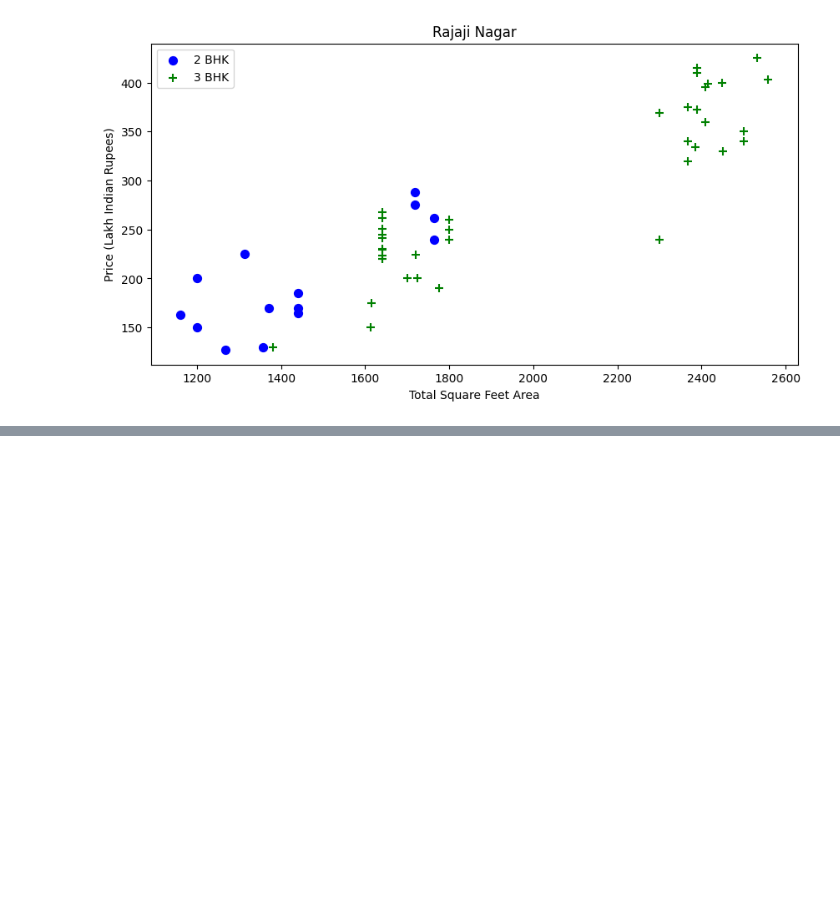
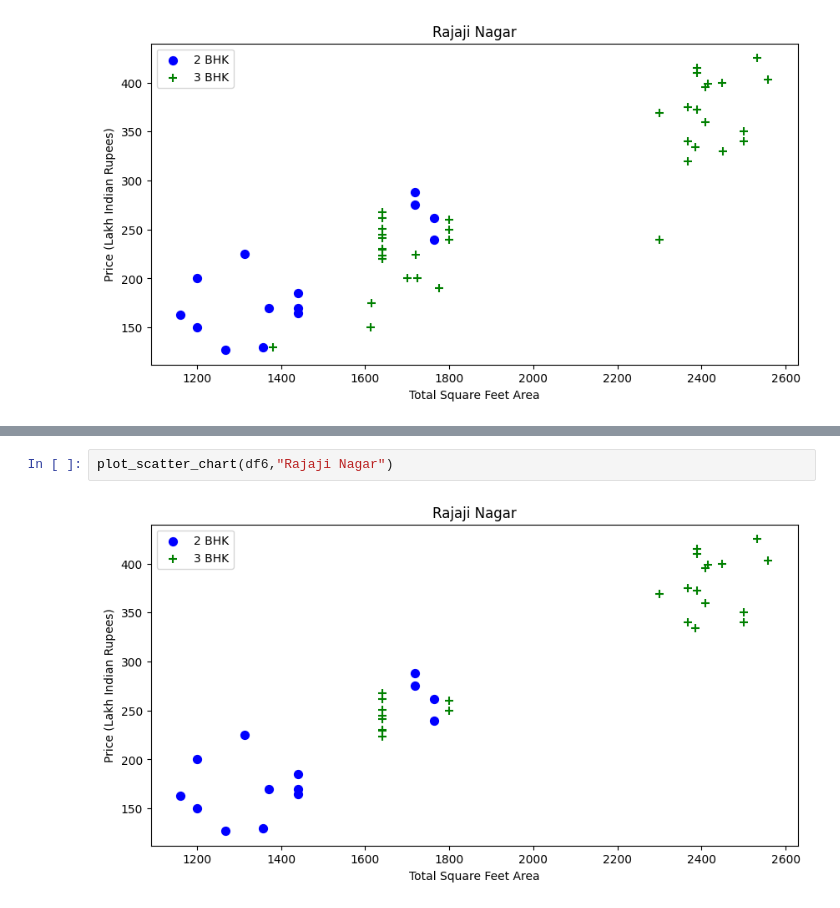
Before and after one commit to subsain/python_files, a Jupyter notebook: d8_d12/ml.ipynb, the cells around one changed output, grey strips where cells are left out. Cells and saved outputs as stored; diff of their text form; blank space fills up the shorter version.

```diff
--- a/d8_d12/ml.ipynb
+++ b/d8_d12/ml.ipynb
@@ -354,0 +423,4 @@ plot_scatter_chart(df5,"Rajaji Nagar")
+# %%
+plot_scatter_chart(df6,"Rajaji Nagar")
+# %% [output]
+[figure, added]
```
Also changed, not shown: parts of 33 cells of this notebook, 5 other files.
